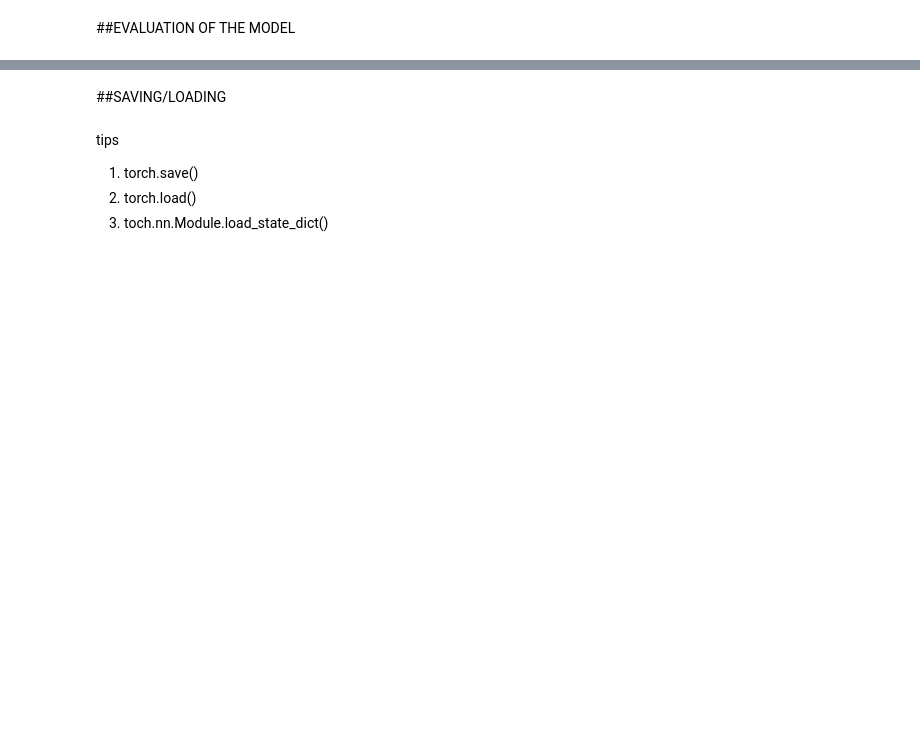
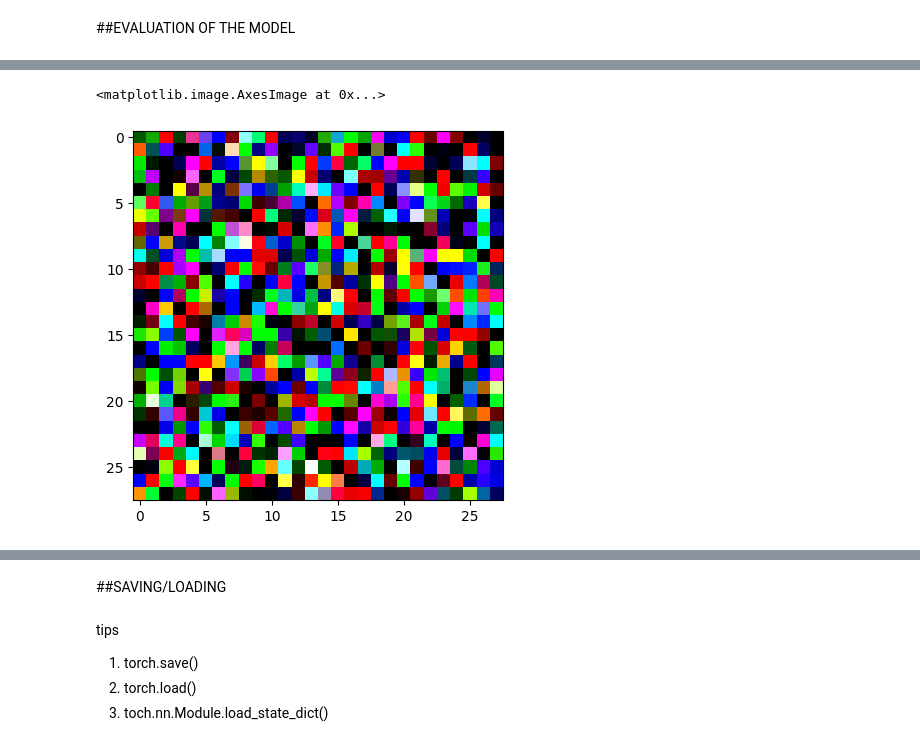
Before and after one commit to AhamedShimak/pytorch, a Jupyter notebook: computer_vision_cnn_code_along.ipynb, the cells around one changed output, grey strips where cells are left out. Drawn from its saved outputs; the diff is of its cells as text; code cells hidden in the pictures; blank space fills up the shorter version.

```diff
--- a/computer_vision_cnn_code_along.ipynb
+++ b/computer_vision_cnn_code_along.ipynb
@@ -704,0 +806,5 @@ def evaluate(model:torch.nn.Module,
+# %%
+torch.manual_seed(3)
+img_set=torch.randn(32,3,28,28)
+plt.imshow(img_set[0].reshape(28,28,3))
+# %% [output]
@@ -704,0 +812,2 @@ def evaluate(model:torch.nn.Module,
+<matplotlib.image.AxesImage at 0x...>
+[figure, added]
```
Also changed, not shown: parts of 34 cells of this notebook.
